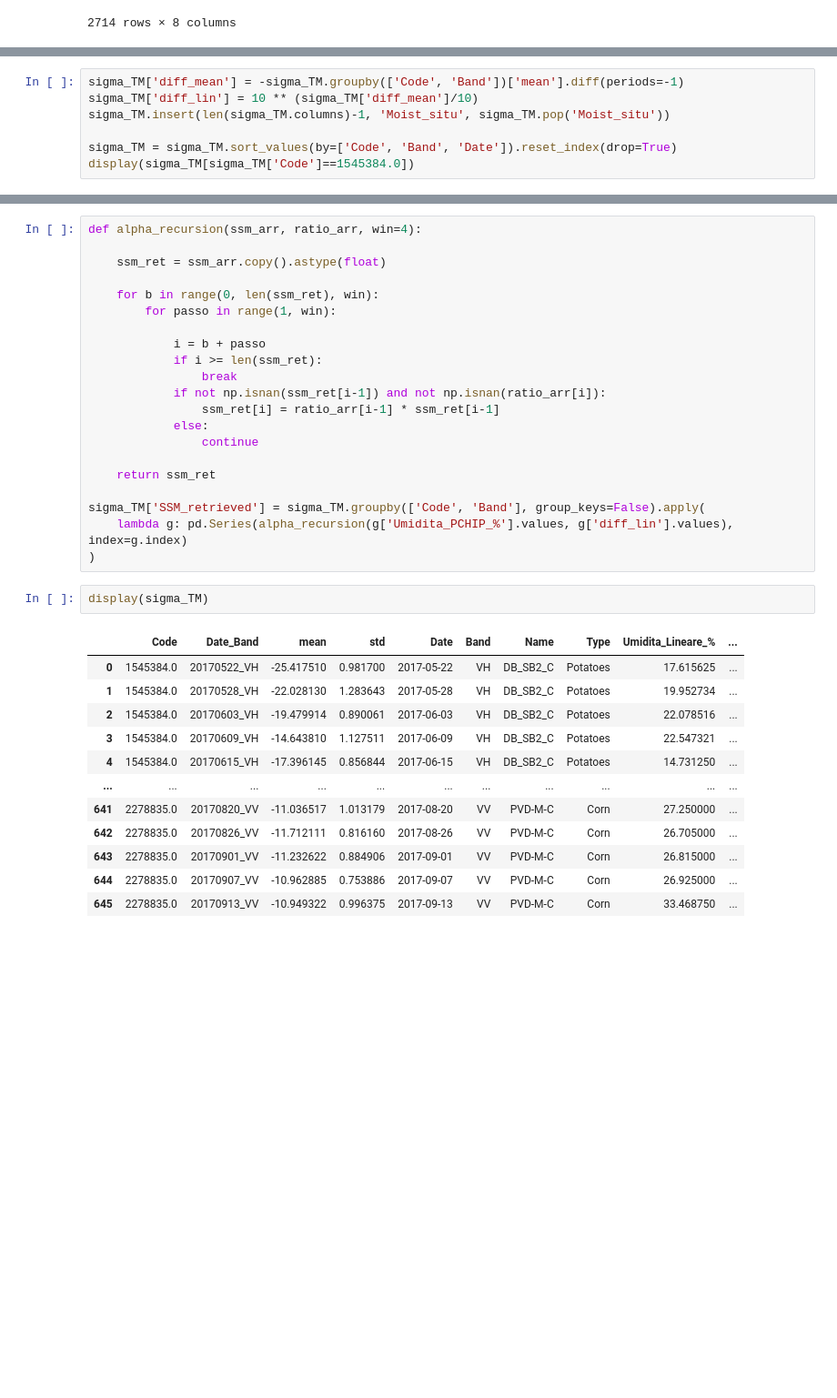
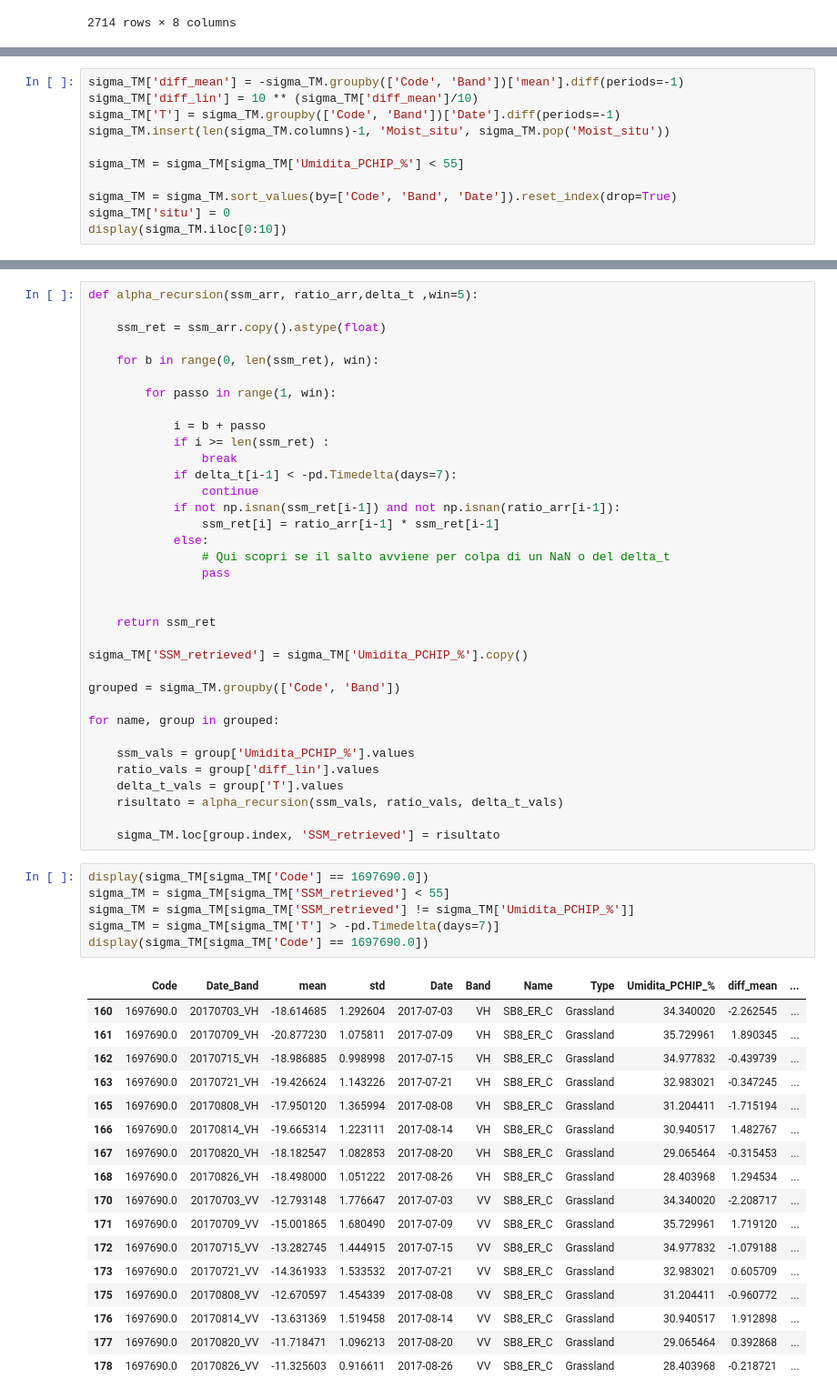
Before and after one commit to cFr4nk/Tesi_SAR_Analysis, a Jupyter notebook: moist_interpol.ipynb, the cells around one changed output, grey strips where cells are left out. Shown at 91% size. Drawn from its saved outputs; the diff is of its cells as text; blank space fills up the shorter version.

Commit message:
SSM found but very bad correlation with alpha method

```diff
--- a/moist_interpol.ipynb
+++ b/moist_interpol.ipynb
@@ -139,8 +196,12 @@ display(sigma_TM)
 # %%
 sigma_TM['diff_mean'] = -sigma_TM.groupby(['Code', 'Band'])['mean'].diff(periods=-1)
 sigma_TM['diff_lin'] = 10 ** (sigma_TM['diff_mean']/10)
+sigma_TM['T'] = sigma_TM.groupby(['Code', 'Band'])['Date'].diff(periods=-1)
 sigma_TM.insert(len(sigma_TM.columns)-1, 'Moist_situ', sigma_TM.pop('Moist_situ'))
 
+sigma_TM = sigma_TM[sigma_TM['Umidita_PCHIP_%'] < 55]
+
 sigma_TM = sigma_TM.sort_values(by=['Code', 'Band', 'Date']).reset_index(drop=True)
-display(sigma_TM[sigma_TM['Code']==1545384.0])
+sigma_TM['situ'] = 0
+display(sigma_TM.iloc[0:10])
 # %% [output]
@@ -164,36 +219,59 @@ display(sigma_TM[sigma_TM['Code']==1545384.0])
 # %%
-def alpha_recursion(ssm_arr, ratio_arr, win=4):
+def alpha_recursion(ssm_arr, ratio_arr,delta_t ,win=5):
 
     ssm_ret = ssm_arr.copy().astype(float)
 
     for b in range(0, len(ssm_ret), win):
+
         for passo in range(1, win):
 
             i = b + passo
-            if i >= len(ssm_ret):
+            if i >= len(ssm_ret) :
                 break
-            if not np.isnan(ssm_ret[i-1]) and not np.isnan(ratio_arr[i]):
+            if delta_t[i-1] < -pd.Timedelta(days=7):
+                continue
+            if not np.isnan(ssm_ret[i-1]) and not np.isnan(ratio_arr[i-1]):
                 ssm_ret[i] = ratio_arr[i-1] * ssm_ret[i-1]
             else:
-                continue
+                # Qui scopri se il salto avviene per colpa di un NaN o del delta_t
+                pass
+
 
     return ssm_ret
 
-sigma_TM['SSM_retrieved'] = sigma_TM.groupby(['Code', 'Band'], group_keys=False).apply(
-    lambda g: pd.Series(alpha_recursion(g['Umidita_PCHIP_%'].values, g['diff_lin'].values), index=g.index)
-)
+sigma_TM['SSM_retrieved'] = sigma_TM['Umidita_PCHIP_%'].copy()
+
+grouped = sigma_TM.groupby(['Code', 'Band'])
+
+for name, group in grouped:
+
+    ssm_vals = group['Umidita_PCHIP_%'].values
+    ratio_vals = group['diff_lin'].values
+    delta_t_vals = group['T'].values
+    risultato = alpha_recursion(ssm_vals, ratio_vals, delta_t_vals)
+
+    sigma_TM.loc[group.index, 'SSM_retrieved'] = risultato
 # %%
-display(sigma_TM)
+display(sigma_TM[sigma_TM['Code'] == 1697690.0])
+sigma_TM = sigma_TM[sigma_TM['SSM_retrieved'] < 55]
+sigma_TM = sigma_TM[sigma_TM['SSM_retrieved'] != sigma_TM['Umidita_PCHIP_%']]
+sigma_TM = sigma_TM[sigma_TM['T'] > -pd.Timedelta(days=7)]
+display(sigma_TM[sigma_TM['Code'] == 1697690.0])
 # %% [output]
-|  | Code | Date_Band | mean | std | Date | Band | Name | Type | Umidita_Lineare_% | ... |
-| 0 | 1545384.0 | 20170522_VH | -25.417510 | 0.981700 | 2017-05-22 | VH | DB_SB2_C | Potatoes | 17.615625 | ... |
-| 1 | 1545384.0 | 20170528_VH | -22.028130 | 1.283643 | 2017-05-28 | VH | DB_SB2_C | Potatoes | 19.952734 | ... |
-| 2 | 1545384.0 | 20170603_VH | -19.479914 | 0.890061 | 2017-06-03 | VH | DB_SB2_C | Potatoes | 22.078516 | ... |
-| 3 | 1545384.0 | 20170609_VH | -14.643810 | 1.127511 | 2017-06-09 | VH | DB_SB2_C | Potatoes | 22.547321 | ... |
-| 4 | 1545384.0 | 20170615_VH | -17.396145 | 0.856844 | 2017-06-15 | VH | DB_SB2_C | Potatoes | 14.731250 | ... |
-| ... | ... | ... | ... | ... | ... | ... | ... | ... | ... | ... |
-| 641 | 2278835.0 | 20170820_VV | -11.036517 | 1.013179 | 2017-08-20 | VV | PVD-M-C | Corn | 27.250000 | ... |
-| 642 | 2278835.0 | 20170826_VV | -11.712111 | 0.816160 | 2017-08-26 | VV | PVD-M-C | Corn | 26.705000 | ... |
-| 643 | 2278835.0 | 20170901_VV | -11.232622 | 0.884906 | 2017-09-01 | VV | PVD-M-C | Corn | 26.815000 | ... |
-| 644 | 2278835.0 | 20170907_VV | -10.962885 | 0.753886 | 2017-09-07 | VV | PVD-M-C | Corn | 26.925000 | ... |
-| 645 | 2278835.0 | 20170913_VV | -10.949322 | 0.996375 | 2017-09-13 | VV | PVD-M-C | Corn | 33.468750 | ... |
+|  | Code | Date_Band | mean | std | Date | Band | Name | Type | Umidita_PCHIP_% | diff_mean | ... |
+| 160 | 1697690.0 | 20170703_VH | -18.614685 | 1.292604 | 2017-07-03 | VH | SB8_ER_C | Grassland | 34.340020 | -2.262545 | ... |
+| 161 | 1697690.0 | 20170709_VH | -20.877230 | 1.075811 | 2017-07-09 | VH | SB8_ER_C | Grassland | 35.729961 | 1.890345 | ... |
+| 162 | 1697690.0 | 20170715_VH | -18.986885 | 0.998998 | 2017-07-15 | VH | SB8_ER_C | Grassland | 34.977832 | -0.439739 | ... |
+| 163 | 1697690.0 | 20170721_VH | -19.426624 | 1.143226 | 2017-07-21 | VH | SB8_ER_C | Grassland | 32.983021 | -0.347245 | ... |
+| 165 | 1697690.0 | 20170808_VH | -17.950120 | 1.365994 | 2017-08-08 | VH | SB8_ER_C | Grassland | 31.204411 | -1.715194 | ... |
+| 166 | 1697690.0 | 20170814_VH | -19.665314 | 1.223111 | 2017-08-14 | VH | SB8_ER_C | Grassland | 30.940517 | 1.482767 | ... |
+| 167 | 1697690.0 | 20170820_VH | -18.182547 | 1.082853 | 2017-08-20 | VH | SB8_ER_C | Grassland | 29.065464 | -0.315453 | ... |
+| 168 | 1697690.0 | 20170826_VH | -18.498000 | 1.051222 | 2017-08-26 | VH | SB8_ER_C | Grassland | 28.403968 | 1.294534 | ... |
+| 170 | 1697690.0 | 20170703_VV | -12.793148 | 1.776647 | 2017-07-03 | VV | SB8_ER_C | Grassland | 34.340020 | -2.208717 | ... |
+| 171 | 1697690.0 | 20170709_VV | -15.001865 | 1.680490 | 2017-07-09 | VV | SB8_ER_C | Grassland | 35.729961 | 1.719120 | ... |
+| 172 | 1697690.0 | 20170715_VV | -13.282745 | 1.444915 | 2017-07-15 | VV | SB8_ER_C | Grassland | 34.977832 | -1.079188 | ... |
+| 173 | 1697690.0 | 20170721_VV | -14.361933 | 1.533532 | 2017-07-21 | VV | SB8_ER_C | Grassland | 32.983021 | 0.605709 | ... |
+| 175 | 1697690.0 | 20170808_VV | -12.670597 | 1.454339 | 2017-08-08 | VV | SB8_ER_C | Grassland | 31.204411 | -0.960772 | ... |
+| 176 | 1697690.0 | 20170814_VV | -13.631369 | 1.519458 | 2017-08-14 | VV | SB8_ER_C | Grassland | 30.940517 | 1.912898 | ... |
+| 177 | 1697690.0 | 20170820_VV | -11.718471 | 1.096213 | 2017-08-20 | VV | SB8_ER_C | Grassland | 29.065464 | 0.392868 | ... |
+| 178 | 1697690.0 | 20170826_VV | -11.325603 | 0.916611 | 2017-08-26 | VV | SB8_ER_C | Grassland | 28.403968 | -0.218721 | ... |
```
Also changed, not shown: parts of 20 cells of this notebook, 7 other files.
